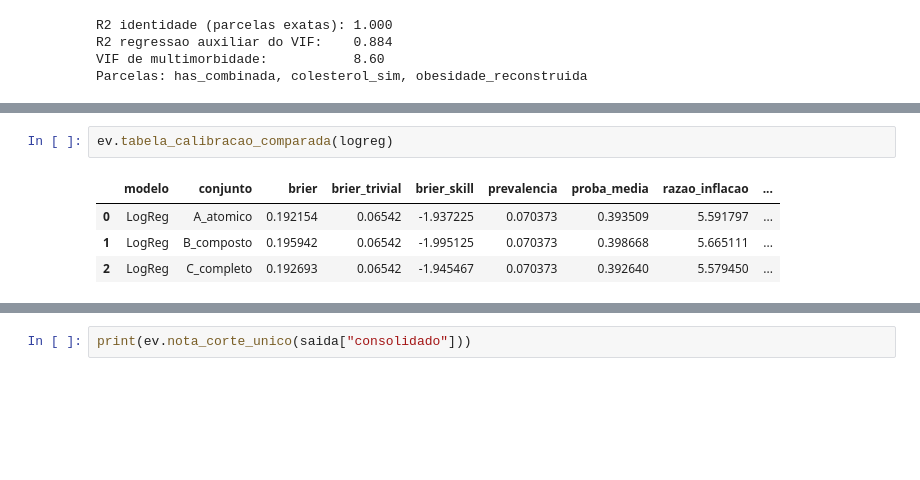
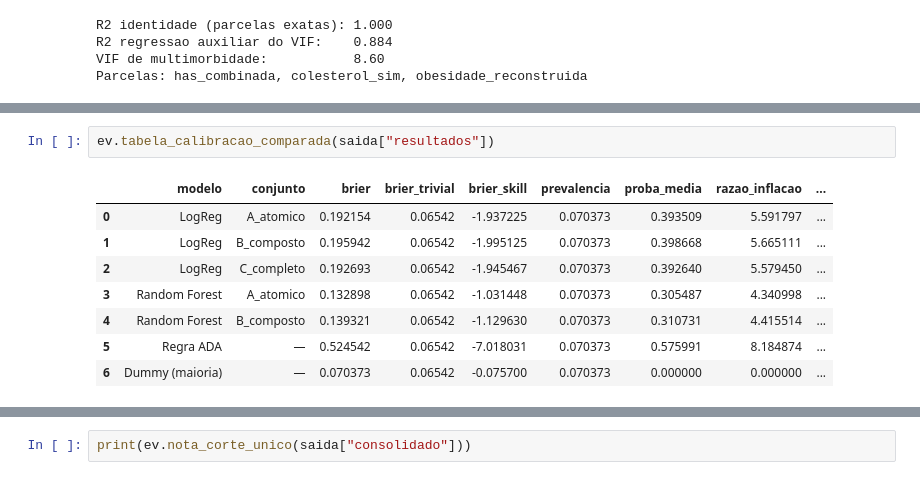
Before and after one commit to Lorenzo-Avila/hba1c-screening-pns2013, a Jupyter notebook: notebooks/03_resultados.ipynb, the cells around one changed output, grey strips where cells are left out. Cells and saved outputs as stored; diff of their text form; blank space fills up the shorter version.

Commit message:
Atualiza notebook e ESTADO com os resultados da floresta

```diff
--- a/notebooks/03_resultados.ipynb
+++ b/notebooks/03_resultados.ipynb
@@ -186,7 +232,11 @@ O slope entre 0,84 e 0,92 diz que a **ordenação** é válida, e ordenação é
 # %%
-ev.tabela_calibracao_comparada(logreg)
+ev.tabela_calibracao_comparada(saida["resultados"])
 # %% [output]
 |  | modelo | conjunto | brier | brier_trivial | brier_skill | prevalencia | proba_media | razao_inflacao | ... |
 | 0 | LogReg | A_atomico | 0.192154 | 0.06542 | -1.937225 | 0.070373 | 0.393509 | 5.591797 | ... |
 | 1 | LogReg | B_composto | 0.195942 | 0.06542 | -1.995125 | 0.070373 | 0.398668 | 5.665111 | ... |
 | 2 | LogReg | C_completo | 0.192693 | 0.06542 | -1.945467 | 0.070373 | 0.392640 | 5.579450 | ... |
+| 3 | Random Forest | A_atomico | 0.132898 | 0.06542 | -1.031448 | 0.070373 | 0.305487 | 4.340998 | ... |
+| 4 | Random Forest | B_composto | 0.139321 | 0.06542 | -1.129630 | 0.070373 | 0.310731 | 4.415514 | ... |
+| 5 | Regra ADA | — | 0.524542 | 0.06542 | -7.018031 | 0.070373 | 0.575991 | 8.184874 | ... |
+| 6 | Dummy (maioria) | — | 0.070373 | 0.06542 | -0.075700 | 0.070373 | 0.000000 | 0.000000 | ... |
```
Also changed, not shown: parts of 42 cells of this notebook, 8 other files.
